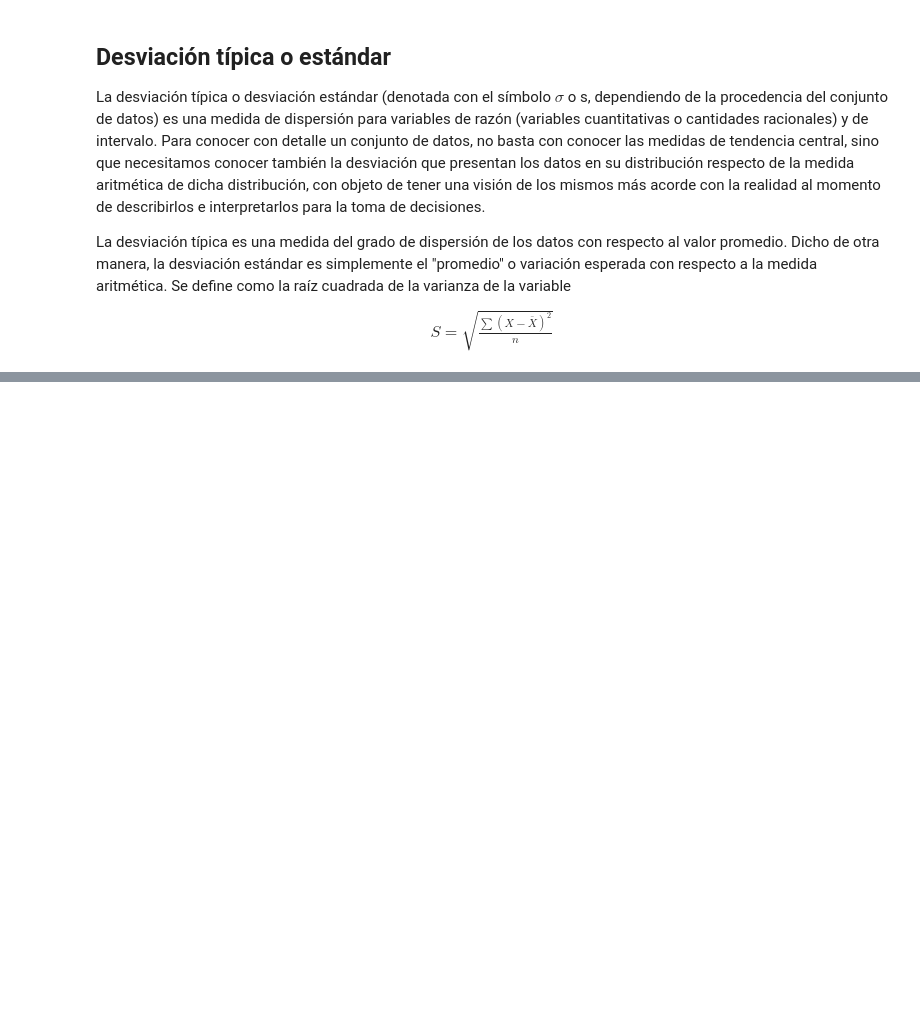
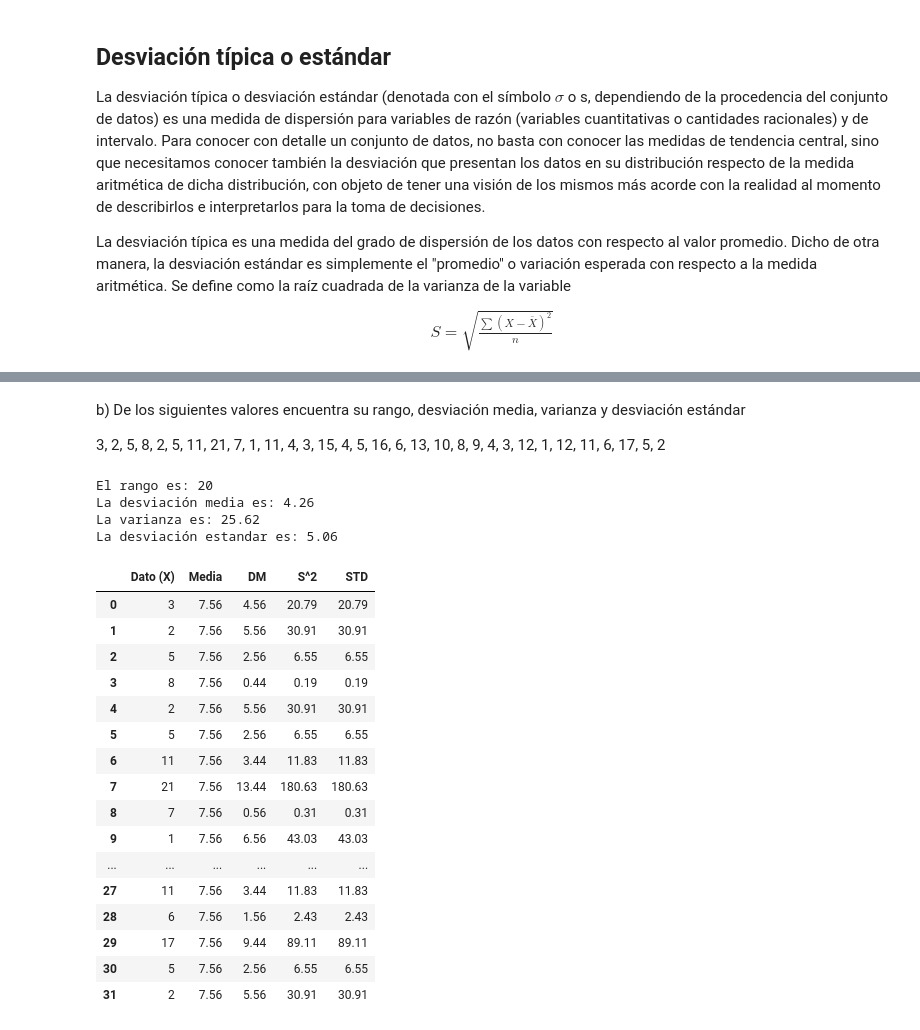
Before and after one commit to leon-mtz07/Probability_and_Stadistics, a Jupyter notebook: Estadística.ipynb, the cells around one changed output, grey strips where cells are left out. Cells and saved outputs as stored; diff of their text form; code cells hidden in the pictures; blank space fills up the shorter version.

```diff
--- a/Estadística.ipynb
+++ b/Estadística.ipynb
@@ -1242,0 +1299,44 @@ La desviación típica es una medida del grado de dispersión de los datos con r
+# %% [markdown]
+b) De los siguientes valores encuentra su rango, desviación media, varianza y desviación estándar
+
+3, 2, 5, 8, 2, 5, 11, 21, 7, 1, 11, 4, 3, 15, 4, 5, 16, 6, 13, 10, 8, 9, 4, 3, 12, 1, 12, 11, 6, 17, 5, 2
+# %%
+datos = [3, 2, 5, 8, 2, 5, 11, 21, 7, 1, 11, 4, 3, 15, 4, 5, 16, 6, 13, 10, 8, 9, 4, 3, 12, 1, 12, 11, 6, 17, 5, 2]
+
+data = pd.DataFrame({'Dato (X)' : datos})
+
+print(f'El rango es: {np.ptp(datos)}')
+
+data['Media'] = (data['Dato (X)'].mean()).round(2)
+data['DM'] = (data['Dato (X)'] - data['Media']).round(2)
+data['DM'] = data['DM'].abs()
+data['S^2'] = (data['DM'] ** 2).round(2)
+data['STD'] = data['S^2']
+
+print(f'La desviación media es: {data['DM'].mean().round(2)}')
+print(f'La varianza es: {np.var(datos).round(2)}')
+print(f'La desviación estandar es: {np.std(datos).round(2)}')
+
+data
+# %% [output]
+El rango es: 20
+La desviación media es: 4.26
+La varianza es: 25.62
+La desviación estandar es: 5.06
+|  | Dato (X) | Media | DM | S^2 | STD |
+| 0 | 3 | 7.56 | 4.56 | 20.79 | 20.79 |
+| 1 | 2 | 7.56 | 5.56 | 30.91 | 30.91 |
+| 2 | 5 | 7.56 | 2.56 | 6.55 | 6.55 |
+| 3 | 8 | 7.56 | 0.44 | 0.19 | 0.19 |
+| 4 | 2 | 7.56 | 5.56 | 30.91 | 30.91 |
+| 5 | 5 | 7.56 | 2.56 | 6.55 | 6.55 |
+| 6 | 11 | 7.56 | 3.44 | 11.83 | 11.83 |
+| 7 | 21 | 7.56 | 13.44 | 180.63 | 180.63 |
+| 8 | 7 | 7.56 | 0.56 | 0.31 | 0.31 |
+| 9 | 1 | 7.56 | 6.56 | 43.03 | 43.03 |
+| ... | ... | ... | ... | ... | ... |
+| 27 | 11 | 7.56 | 3.44 | 11.83 | 11.83 |
+| 28 | 6 | 7.56 | 1.56 | 2.43 | 2.43 |
+| 29 | 17 | 7.56 | 9.44 | 89.11 | 89.11 |
+| 30 | 5 | 7.56 | 2.56 | 6.55 | 6.55 |
+| 31 | 2 | 7.56 | 5.56 | 30.91 | 30.91 |
```
Also changed, not shown: parts of 13 cells of this notebook.
